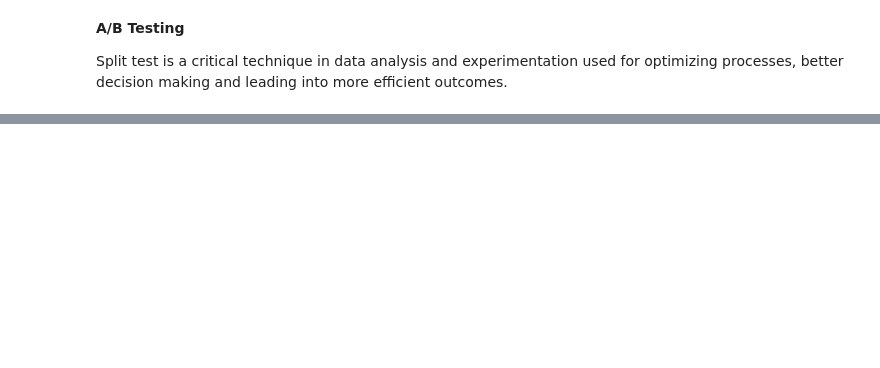
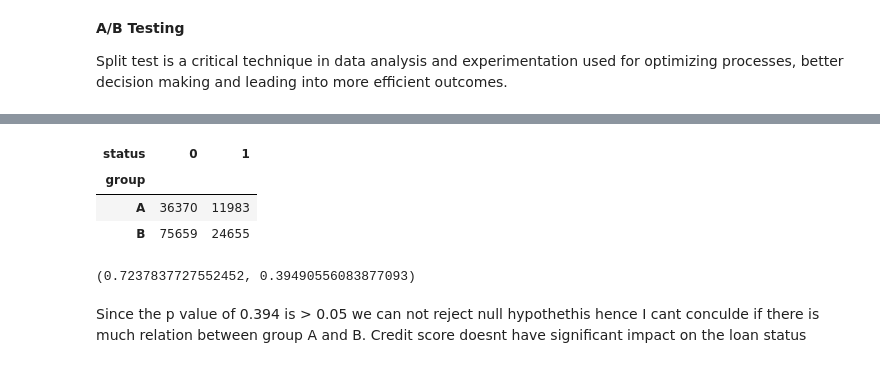
Before and after one commit to KatarinaOldakowski/Loan_Default, a Jupyter notebook: Loan_Default.ipynb, the cells around one changed output, grey strips where cells are left out. Cells and saved outputs as stored; diff of their text form; code cells hidden in the pictures; blank space fills up the shorter version.

```diff
--- a/Loan_Default.ipynb
+++ b/Loan_Default.ipynb
@@ -1018,3 +1015,12 @@ cdf.head(5)
 | 2 | Male | type1 | 406500 | 4.56 | 360.0 | 508000.0 | 9480.0 | 834 | ... |
 | 3 | Male | type1 | 456500 | 4.25 | 360.0 | 658000.0 | 11880.0 | 587 | ... |
 | 4 | Joint | type1 | 696500 | 4.00 | 360.0 | 758000.0 | 10440.0 | 602 | ... |
+# %%
+# contingency table
+contingency_table = pd.crosstab(cdf["group"], cdf["status"])
+contingency_table
+# %% [output]
+| status | 0 | 1 |
+| group |  |  |
+| A | 36370 | 11983 |
+| B | 75659 | 24655 |
@@ -1020,0 +1033,7 @@ cdf.head(5)
+# %%
+chi2, p
+# %% [output]
+(0.7237837727552452, 0.39490556083877093)
+# %% [markdown]
+Since the p value of 0.394 is > 0.05 we can not reject null hypothethis hence I cant conculde if there is much relation between group A and B.
+Credit score doesnt have significant impact on the loan status
```
Also changed, not shown: parts of 3 cells of this notebook.
